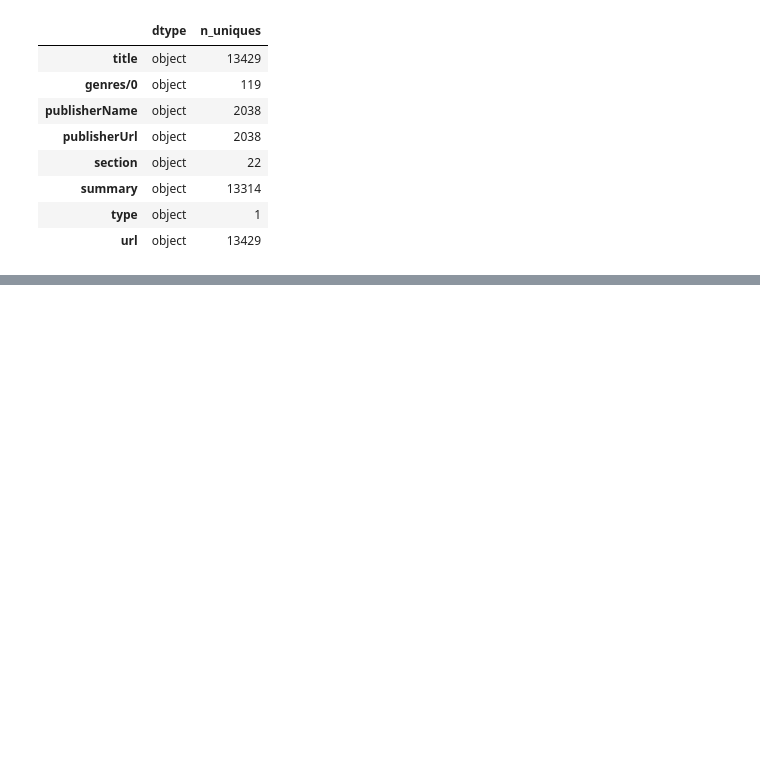
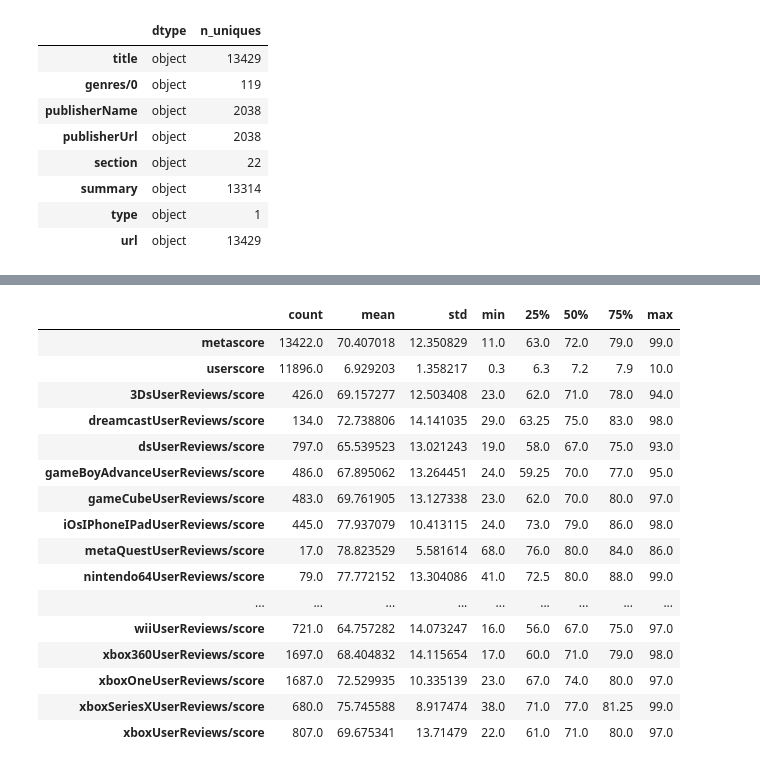
Before and after one commit to jostro42/StackFuel_PP, a Jupyter notebook: notebooks/01_LoadData_Reformatting.ipynb, the cells around one changed output, grey strips where cells are left out. Cells and saved outputs as stored; diff of their text form; code cells hidden in the pictures; blank space fills up the shorter version.

Commit message:
Reformatting: Added some checks for checking what the review variables represent

```diff
--- a/notebooks/01_LoadData_Reformatting.ipynb
+++ b/notebooks/01_LoadData_Reformatting.ipynb
@@ -193,0 +206,26 @@ Non-numeric variables in the data set
+# %%
+# Check score variables for range
+
+score_cols = df.columns[df.columns.str.contains('score', case = True, regex = False)]
+
+scores_num = df[score_cols].apply(pd.to_numeric, errors = 'coerce')
+
+scores_num.describe().transpose()
+# %% [output]
+|  | count | mean | std | min | 25% | 50% | 75% | max |
+| metascore | 13422.0 | 70.407018 | 12.350829 | 11.0 | 63.0 | 72.0 | 79.0 | 99.0 |
+| userscore | 11896.0 | 6.929203 | 1.358217 | 0.3 | 6.3 | 7.2 | 7.9 | 10.0 |
+| 3DsUserReviews/score | 426.0 | 69.157277 | 12.503408 | 23.0 | 62.0 | 71.0 | 78.0 | 94.0 |
+| dreamcastUserReviews/score | 134.0 | 72.738806 | 14.141035 | 29.0 | 63.25 | 75.0 | 83.0 | 98.0 |
+| dsUserReviews/score | 797.0 | 65.539523 | 13.021243 | 19.0 | 58.0 | 67.0 | 75.0 | 93.0 |
+| gameBoyAdvanceUserReviews/score | 486.0 | 67.895062 | 13.264451 | 24.0 | 59.25 | 70.0 | 77.0 | 95.0 |
+| gameCubeUserReviews/score | 483.0 | 69.761905 | 13.127338 | 23.0 | 62.0 | 70.0 | 80.0 | 97.0 |
+| iOsIPhoneIPadUserReviews/score | 445.0 | 77.937079 | 10.413115 | 24.0 | 73.0 | 79.0 | 86.0 | 98.0 |
+| metaQuestUserReviews/score | 17.0 | 78.823529 | 5.581614 | 68.0 | 76.0 | 80.0 | 84.0 | 86.0 |
+| nintendo64UserReviews/score | 79.0 | 77.772152 | 13.304086 | 41.0 | 72.5 | 80.0 | 88.0 | 99.0 |
+| ... | ... | ... | ... | ... | ... | ... | ... | ... |
+| wiiUserReviews/score | 721.0 | 64.757282 | 14.073247 | 16.0 | 56.0 | 67.0 | 75.0 | 97.0 |
+| xbox360UserReviews/score | 1697.0 | 68.404832 | 14.115654 | 17.0 | 60.0 | 71.0 | 79.0 | 98.0 |
+| xboxOneUserReviews/score | 1687.0 | 72.529935 | 10.335139 | 23.0 | 67.0 | 74.0 | 80.0 | 97.0 |
+| xboxSeriesXUserReviews/score | 680.0 | 75.745588 | 8.917474 | 38.0 | 71.0 | 77.0 | 81.25 | 99.0 |
+| xboxUserReviews/score | 807.0 | 69.675341 | 13.71479 | 22.0 | 61.0 | 71.0 | 80.0 | 97.0 |
```
Also changed, not shown: parts of 17 cells of this notebook.
